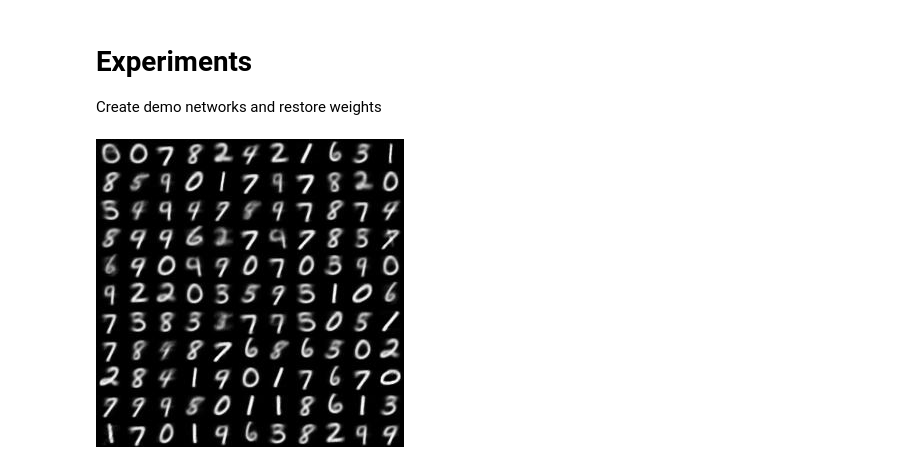
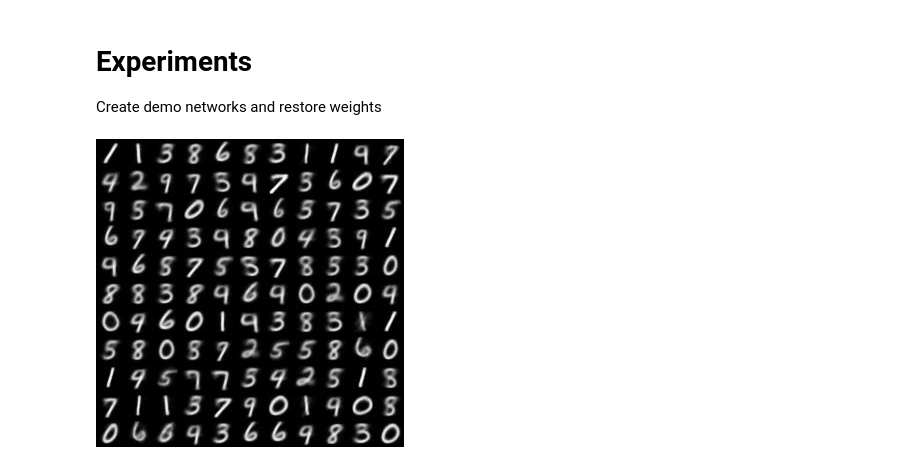
Before and after one commit to nghorbani/CNN_Implementations, a Jupyter notebook: Notebooks/VAE.ipynb, the cells around one changed output. Cells and saved outputs as stored; diff of their text form; code cells hidden in the pictures.

```diff
--- a/Notebooks/VAE.ipynb
+++ b/Notebooks/VAE.ipynb
@@ -122,9 +46,10 @@ Visualization of the 2D latent variable corresponding to a Convolutional Variati
 # Experiments
 Create demo networks and restore weights
 # %%
-best_model = work_dir + "080_34749_model.ckpt"
-best_img = work_dir + 'Epoch_080_Iter_34749.jpg'
+iter_num = 37752
+best_model = work_dir + "Model_Iter_%.3d.ckpt"%iter_num
+best_img = work_dir + 'Rec_Iter_%d.jpg'%iter_num
 Image(filename=best_img)
 # %% [output]
-[figure, old version]
+[figure, new version]
 # %%
```
Also changed, not shown: parts of 11 cells of this notebook, 13 other files.
